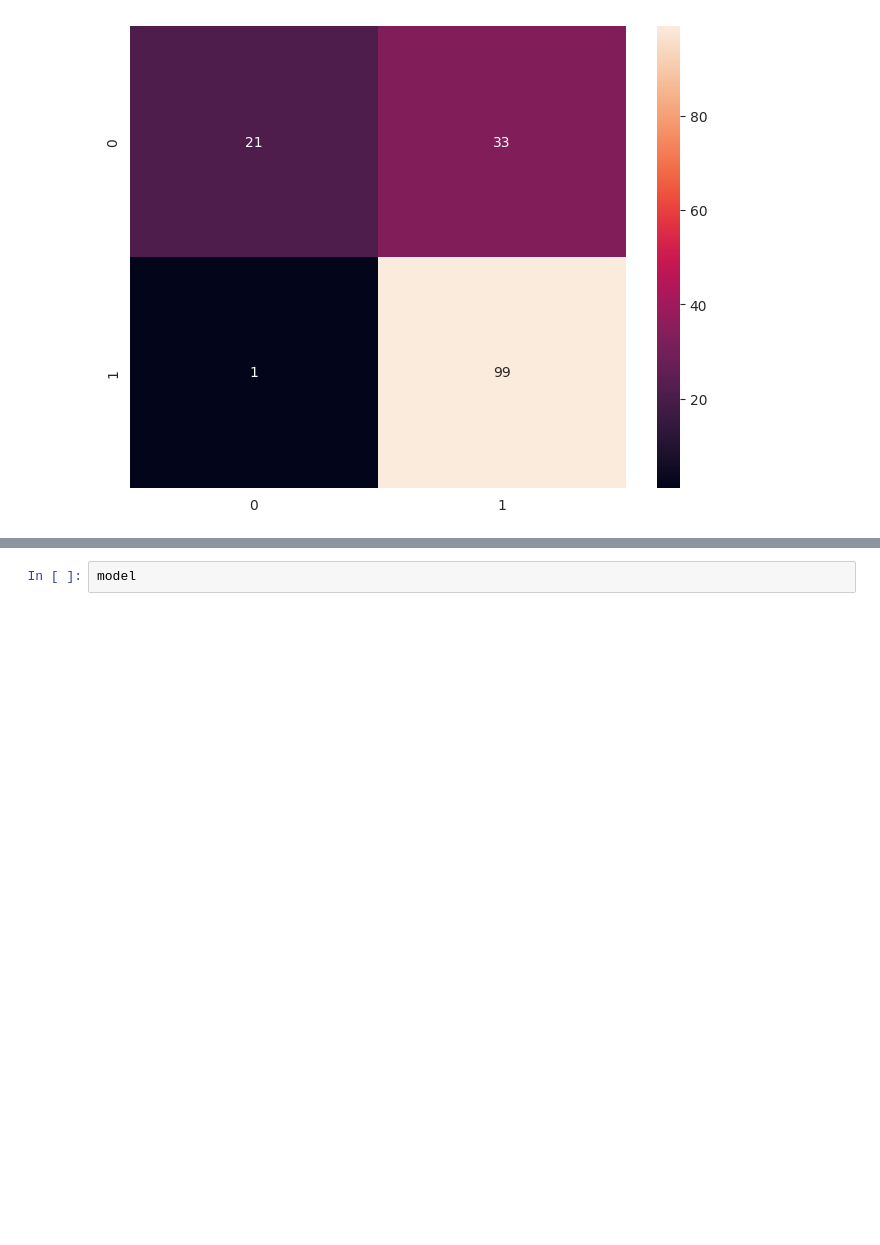
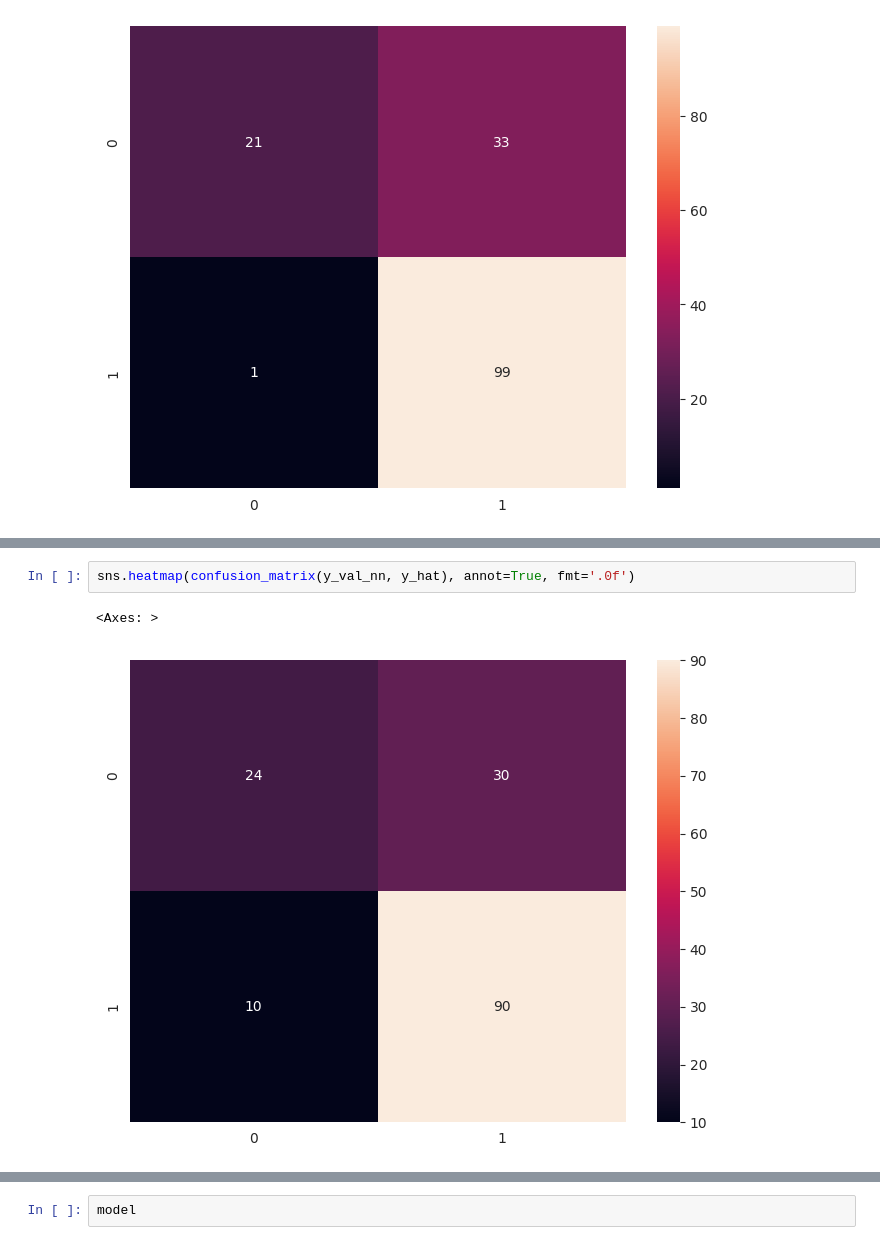
Before and after one commit to sidnair2000/loan_prediction_model, a Jupyter notebook: Main.ipynb, the cells around one changed output, grey strips where cells are left out. Saved outputs shown, nothing was run; the diff lists cells and outputs as text; blank space fills up the shorter version.

```diff
--- a/Main.ipynb
+++ b/Main.ipynb
@@ -437,0 +471,5 @@ Epoch 30/30
+# %%
+sns.heatmap(confusion_matrix(y_val_nn, y_hat), annot=True, fmt='.0f')
+# %% [output]
+<Axes: >
+[figure, added]
```
Also changed, not shown: parts of 40 cells of this notebook.
